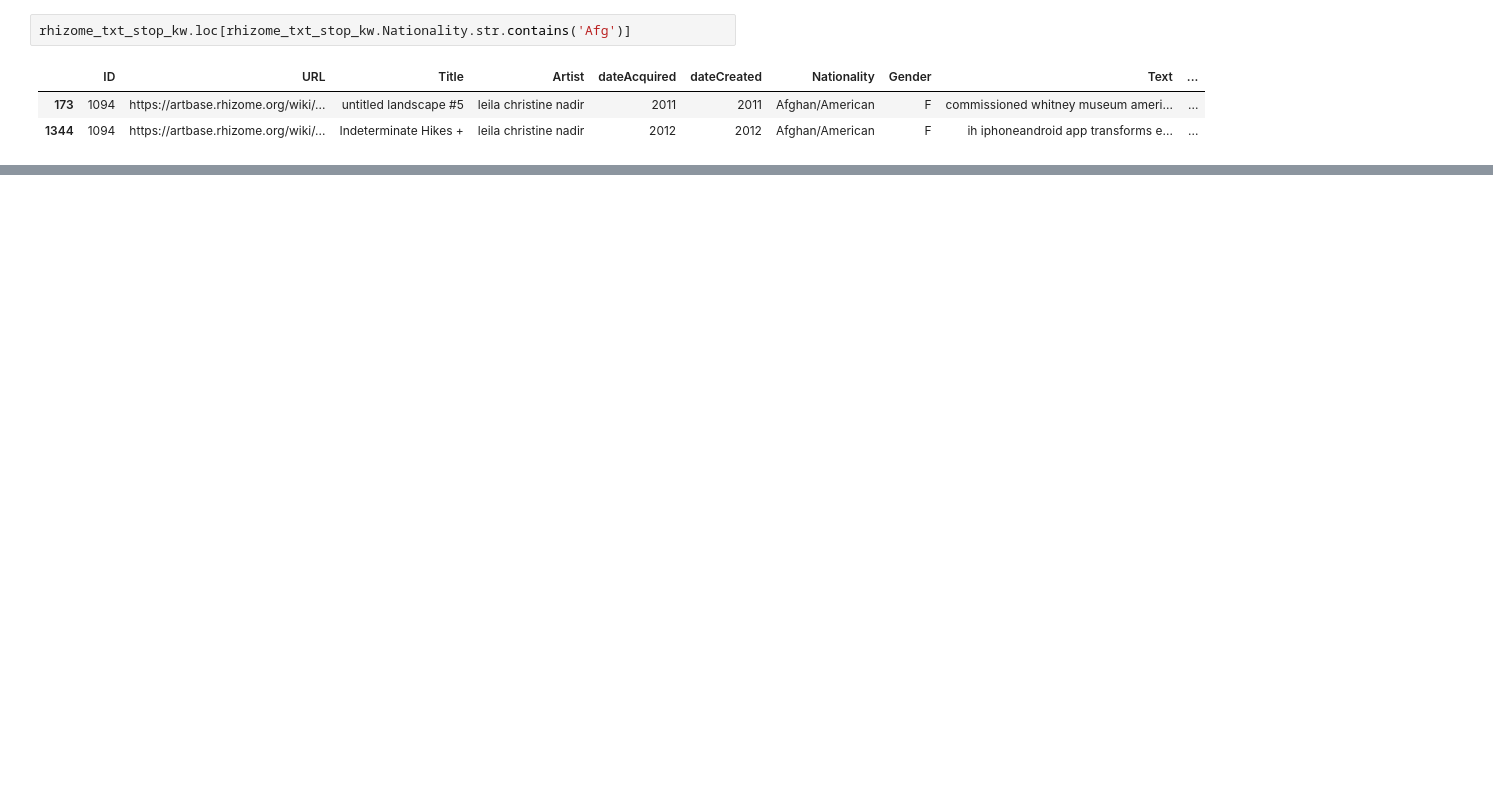
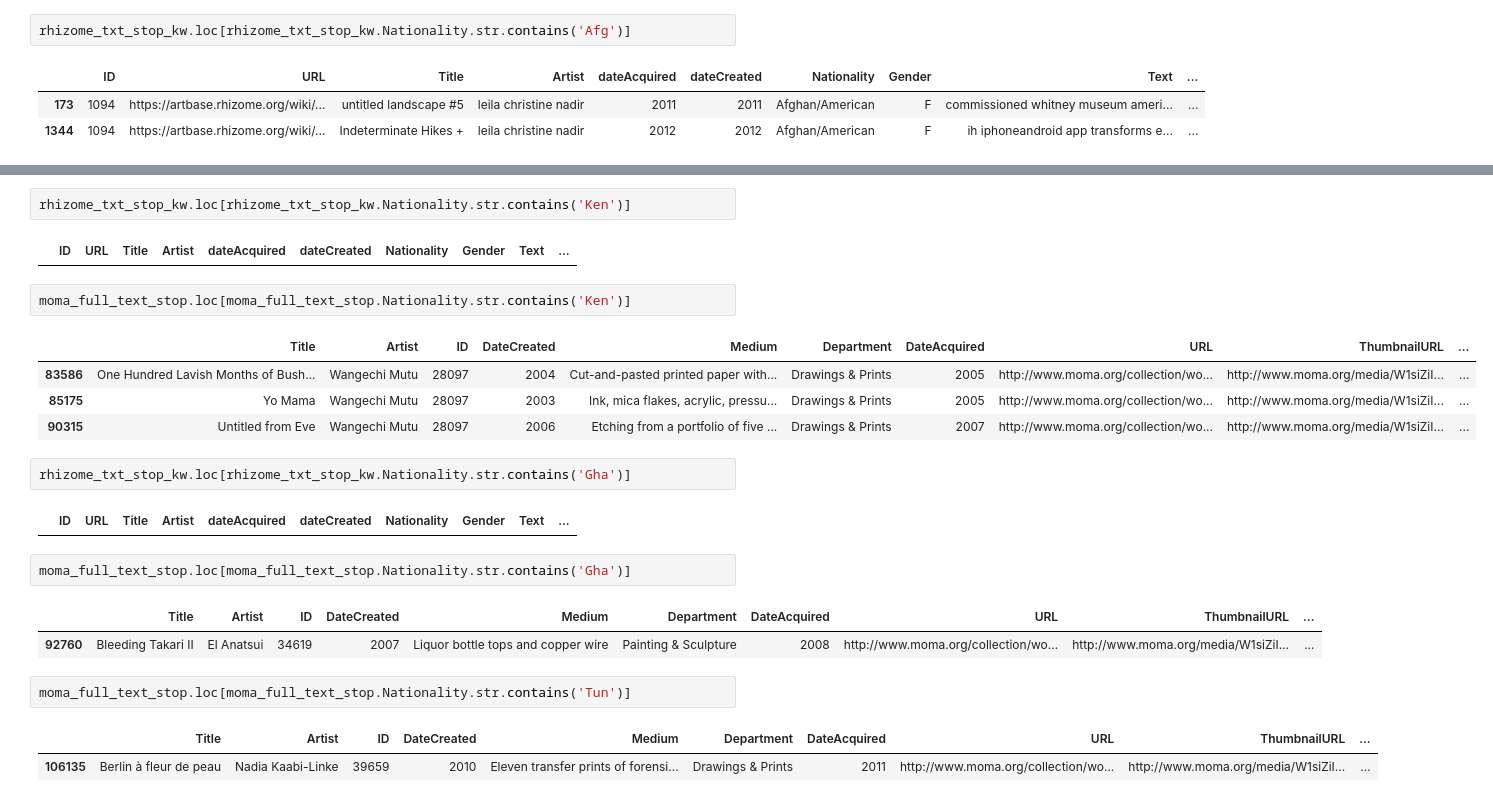
Before and after one commit to laurentfintoni/Net-Art-Rev, a Jupyter notebook: For_Marghe.ipynb, the cells around one changed output, grey strips where cells are left out. Cells and saved outputs as stored; diff of their text form; blank space fills up the shorter version.

```diff
--- a/For_Marghe.ipynb
+++ b/For_Marghe.ipynb
@@ -140,0 +118,25 @@ moma_full_text_stop.loc[moma_full_text_stop.Nationality.str.contains('Arg')]
+# %%
+rhizome_txt_stop_kw.loc[rhizome_txt_stop_kw.Nationality.str.contains('Ken')]
+# %% [output]
+|  | ID | URL | Title | Artist | dateAcquired | dateCreated | Nationality | Gender | Text | ... |
+# %%
+moma_full_text_stop.loc[moma_full_text_stop.Nationality.str.contains('Ken')]
+# %% [output]
+|  | Title | Artist | ID | DateCreated | Medium | Department | DateAcquired | URL | ThumbnailURL | ... |
+| 83586 | One Hundred Lavish Months of Bush... | Wangechi Mutu | 28097 | 2004 | Cut-and-pasted printed paper with... | Drawings & Prints | 2005 | http://www.moma.org/collection/wo... | http://www.moma.org/media/W1siZiI... | ... |
+| 85175 | Yo Mama | Wangechi Mutu | 28097 | 2003 | Ink, mica flakes, acrylic, pressu... | Drawings & Prints | 2005 | http://www.moma.org/collection/wo... | http://www.moma.org/media/W1siZiI... | ... |
+| 90315 | Untitled from Eve | Wangechi Mutu | 28097 | 2006 | Etching from a portfolio of five ... | Drawings & Prints | 2007 | http://www.moma.org/collection/wo... | http://www.moma.org/media/W1siZiI... | ... |
+# %%
+rhizome_txt_stop_kw.loc[rhizome_txt_stop_kw.Nationality.str.contains('Gha')]
+# %% [output]
+|  | ID | URL | Title | Artist | dateAcquired | dateCreated | Nationality | Gender | Text | ... |
+# %%
+moma_full_text_stop.loc[moma_full_text_stop.Nationality.str.contains('Gha')]
+# %% [output]
+|  | Title | Artist | ID | DateCreated | Medium | Department | DateAcquired | URL | ThumbnailURL | ... |
+| 92760 | Bleeding Takari II | El Anatsui | 34619 | 2007 | Liquor bottle tops and copper wire | Painting & Sculpture | 2008 | http://www.moma.org/collection/wo... | http://www.moma.org/media/W1siZiI... | ... |
+# %%
+moma_full_text_stop.loc[moma_full_text_stop.Nationality.str.contains('Tun')]
+# %% [output]
+|  | Title | Artist | ID | DateCreated | Medium | Department | DateAcquired | URL | ThumbnailURL | ... |
+| 106135 | Berlin à fleur de peau | Nadia Kaabi-Linke | 39659 | 2010 | Eleven transfer prints of forensi... | Drawings & Prints | 2011 | http://www.moma.org/collection/wo... | http://www.moma.org/media/W1siZiI... | ... |
```
Also changed, not shown: parts of 11 cells of this notebook.
